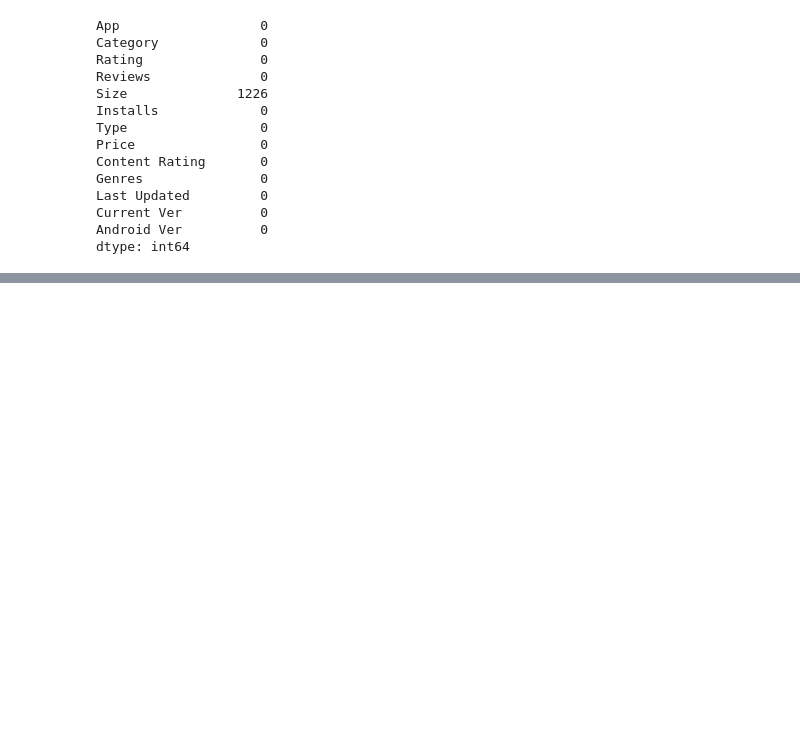
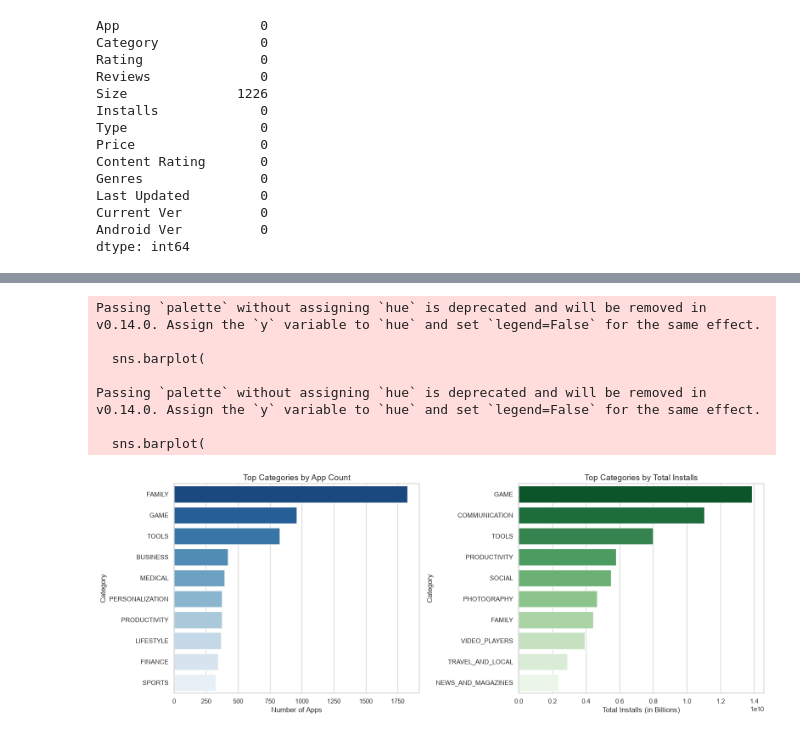
Before and after one commit to its-deepesh/play-store-data-insights, a Jupyter notebook: playstore_analysis.ipynb, the cells around one changed output, grey strips where cells are left out. Saved outputs shown, nothing was run; the diff lists cells and outputs as text; code cells hidden in the pictures; blank space fills up the shorter version.

```diff
--- a/playstore_analysis.ipynb
+++ b/playstore_analysis.ipynb
@@ -195,0 +231,3 @@ dtype: int64
+# %%
+category_installs = df.groupby('Category')['Installs'].sum().sort_values(ascending=False).head(10)
+category_installs
@@ -195,0 +247,34 @@ dtype: int64
+# %%
+fig, axes = plt.subplots(1, 2, figsize=(16, 6))
+
+# Plot 1: App Count
+sns.barplot(
+    ax=axes[0],
+    x=top_categories.values,
+    y=top_categories.index,
+    palette='Blues_r'
+)
+axes[0].set_title('Top Categories by App Count', fontsize=14)
+axes[0].set_xlabel('Number of Apps', fontsize=12)
+
+# Plot 2: Total Installs
+sns.barplot(
+    ax=axes[1],
+    x=category_installs.values,
+    y=category_installs.index,
+    palette='Greens_r'
+)
+axes[1].set_title('Top Categories by Total Installs', fontsize=14)
+axes[1].set_xlabel('Total Installs (in Billions)', fontsize=12)
+
+plt.tight_layout()
+plt.show()
+# %% [output]
+Passing `palette` without assigning `hue` is deprecated and will be removed in v0.14.0. Assign the `y` variable to `hue` and set `legend=False` for the same effect.
+
+  sns.barplot(
+
+Passing `palette` without assigning `hue` is deprecated and will be removed in v0.14.0. Assign the `y` variable to `hue` and set `legend=False` for the same effect.
+
+  sns.barplot(
+[figure, added]
```
Also changed, not shown: parts of 10 cells of this notebook, 1 other file.
